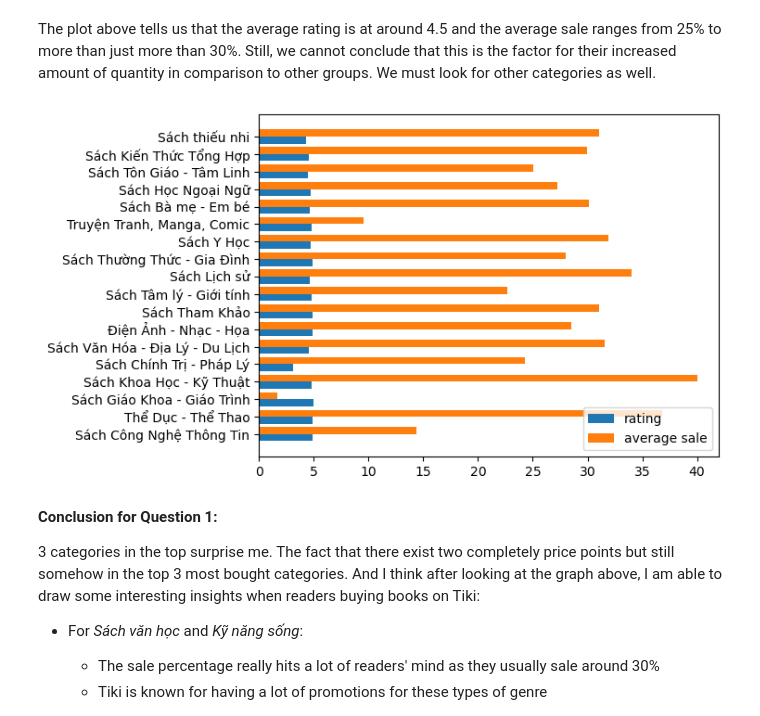
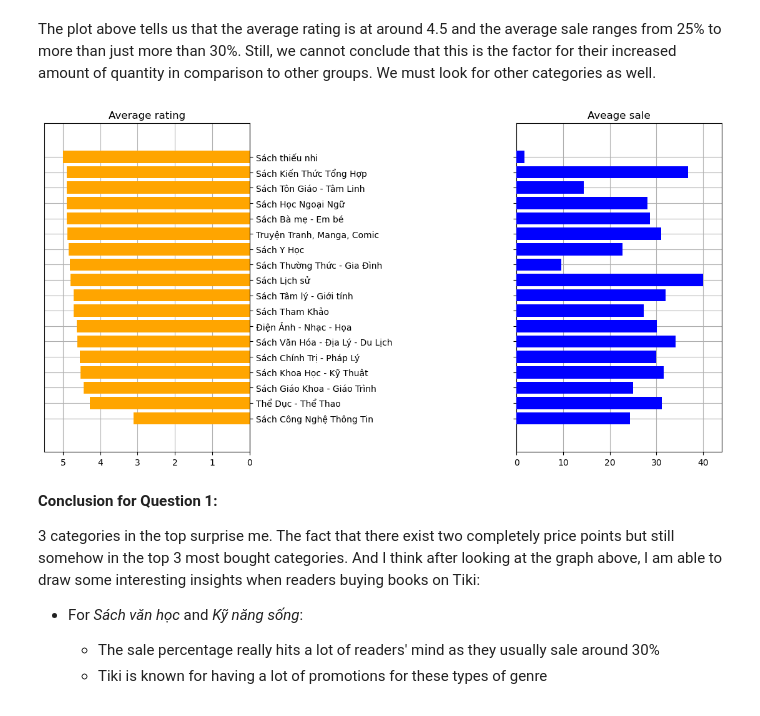
Before and after one commit to trungluong12/LTCKHDL_FinalProject, a Jupyter notebook: Final.ipynb, the cells around one changed output. Drawn from its saved outputs; the diff is of its cells as text; code cells hidden in the pictures.

Commit message:
modify graph q1

```diff
--- a/Final.ipynb
+++ b/Final.ipynb
@@ -468,7 +468,7 @@ cate = {'Sách văn học': ['Du ký','Light novel','Phê Bình - Lý Luận Vă
   'Sách Nấu ăn']}
 # %%
 
-category = pd.read_csv('category')
+category = pd.read_csv('Category')
 category.columns = ['Category','SubCategory']
 category['SubCategory'] = category['SubCategory'].apply(lambda x: x.split(';'))
 # %% [markdown]
@@ -648,19 +677,39 @@ The plot above tells us that the average rating is at around 4.5 and the average
 # %%
 other_category = [x for x in cate_quantity_sum.index if (x not in top_category)]
 other_category.remove("Tạp Chí - Catalogue")
 # For rating
 rating_other_category = list(map(ave_rating_cate.get, other_category))
 # For percentage after promotion sale
 sale_other_category = list(map(ave_sale_cate.get, other_category))
 
-ind = np.arange(len(other_category))
-plt.barh(ind-0.2, rating_other_category, 0.4, label="rating")
-plt.barh(ind+0.2, sale_other_category, 0.4, label="average sale")
-plt.yticks(ind, other_category)
-plt.legend()
+y_axis = other_category
+x_rating = np.array(rating_other_category)
+x_sale = np.array(sale_other_category)
+
+idx = x_rating.argsort()
+y_axis, x_rating, x_sale = [np.take(x, idx) for x in [y_axis, x_rating, x_sale]]
+
+y = np.arange(x_sale.size)
+
+fig, axes = plt.subplots(ncols=2, sharey=True, figsize=(10, 6))
+axes[0].barh(y, x_rating, align='center', color='orange', zorder=10)
+axes[0].set(title='Average rating')
+axes[1].barh(y, x_sale, align='center', color='blue', zorder=10)
+axes[1].set(title='Aveage sale')
+
+axes[0].invert_xaxis()
+axes[0].set(yticks=y, yticklabels=other_category)
+axes[0].yaxis.tick_right()
+
+for ax in axes.flat:
+    ax.margins(0.1)
+    ax.grid(True)
+
+fig.tight_layout()
+fig.subplots_adjust(right=1.1, wspace=1.3)
 plt.show()
 # %% [output]
-[figure, old version]
+[figure, new version]
 # %% [markdown]
 **Conclusion for Question 1:**
 
```
Also changed, not shown: parts of 13 cells of this notebook.
